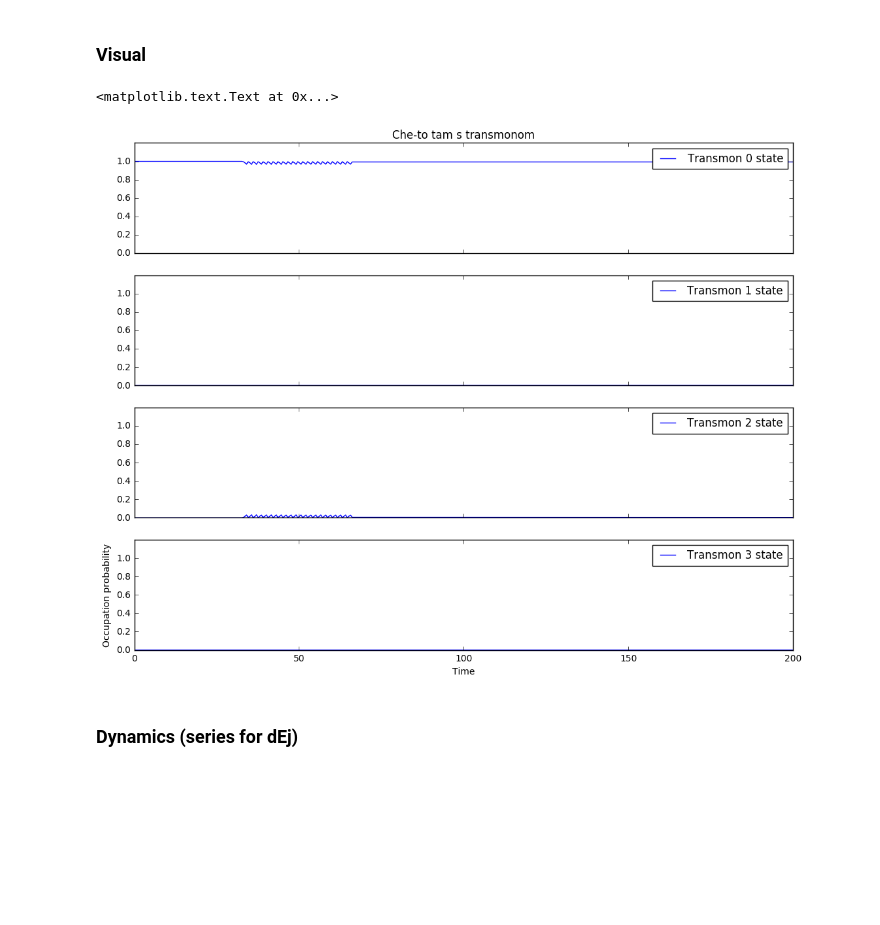
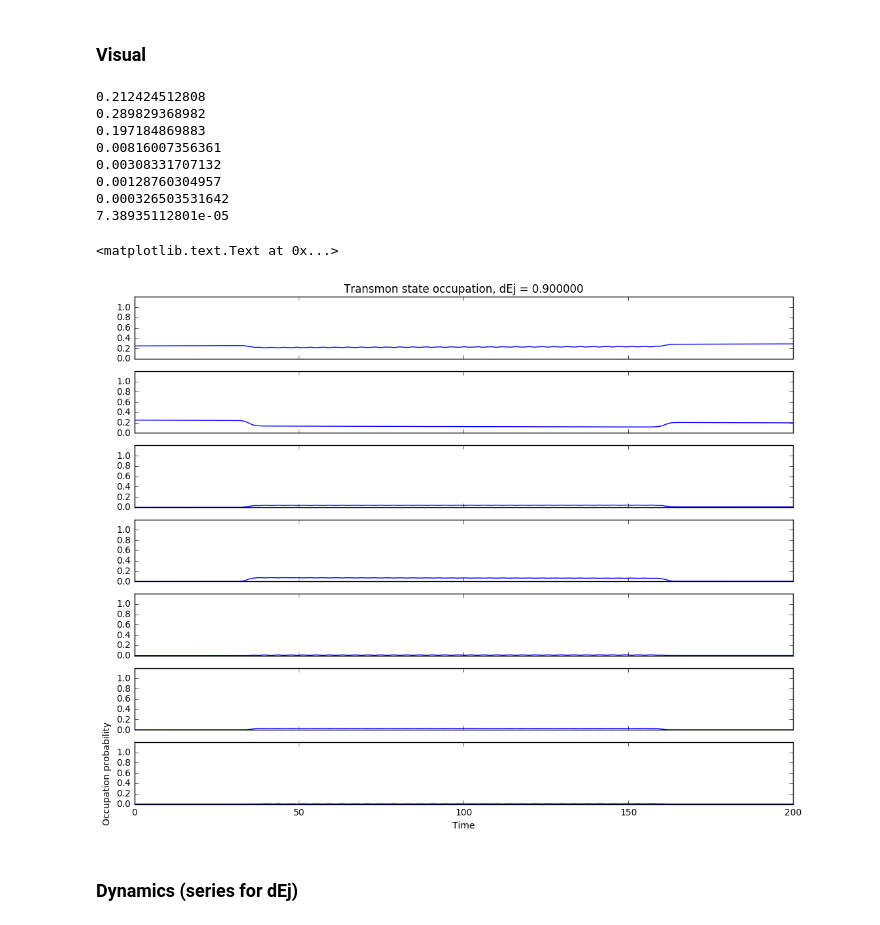
Before and after one commit to safoex/qubitlab, a Jupyter notebook: python/qutip/Ej(t) dynamics.ipynb, the cells around one changed output. Cells and saved outputs as stored; diff of their text form; code cells hidden in the pictures; blank space fills up the shorter version.

```diff
--- a/python/qutip/Ej(t) dynamics.ipynb
+++ b/python/qutip/Ej(t) dynamics.ipynb
@@ -15,15 +15,20 @@ N = 5                  # number of states in charge basis: -N...N
 ν_ge = 6.0             # atom frequency, GHz
 Ec = 0.2
 Ej = (ν_ge-Ec)**2/Ec/8  # see Koch's paper for the approximation of the ge transition frequency
-dEj = 0.2               #Ej(t) = Ej*time_coeff(t,dEj)
+dEj = 0.9              #Ej(t) = Ej*time_coeff(t,dEj)
 t1 = 33                  #approximate start of Ej change
-t2 = 66                 #approximate end of Ej change
-stretch = 1            #stretch -> 0, time_coeff -> theta(t-t1) - theta(t-t2)
-time_coeff = "1-dEj*(tanh((t-t1)/stretch) - tanh((t-t2)/stretch))"
-args = {'t1':t1,'t2':t2,'stretch':stretch,'dEj':dEj}
+t2 = 163                 #approximate end of Ej change
+stretch = 2            #stretch -> 0, time_coeff -> theta(t-t1) - theta(t-t2)
+dEj2 = 0              #try to correct state
+time_coeff = "1-0.5*dEj*(tanh((t-t1)/stretch) - tanh((t-t2)/stretch))"
+args = {'t1':t1,'t2':t2,'stretch':stretch,'dEj':dEj,'dEj2':dEj2}
 tlist = np.linspace(0,200,400)
 gamma_m = 0.001          #collapse rate
-
+time_correction_coeff = "+ 0.5*dEj2*(tanh((t-1.2*t2)/stretch) - tanh((t-1.2*t2-0.2*(t2-t1))))"
+#time_coeff += time_correction_coeff
+#extra_time = "-0.5*dEj*(tanh((t-t1 - (t2-t1)*2)/stretch) - tanh((t-t2- (t2-t1)*2)/stretch))"
+#extra_time += "-0.5*dEj*(tanh((t-t1 - (t2-t1)*4)/stretch) - tanh((t-t2- (t2-t1)*4)/stretch))"
+#time_coeff += extra_time
 #psi0                    #-> evecs[0]
 # %% [markdown]
 ### Visualize pulse
@@ -57,8 +62,10 @@ def Hq_t(N_states = N,time_coeff = time_coeff, Ej = Ej, Ec = Ec):
     return [Hc(N_states, Ec),[Hj(N_states,Ej), time_coeff]]
 
 evals, evecs = Hq().eigenstates()
-psi0 = evecs[0]
-
+psi0 = 0.5*(evecs[0] + evecs[1])
+print((evals[1]-evals[0])/Ej)
+print((evals[2]-evals[0])/Ej)
+print(Ej)
 def c(N_states=N,evecs=evecs, Ej = Ej, Ec = Ec):
     return sum([n(N).matrix_element(evecs[j], evecs[j+1])/n(N).matrix_element(evecs[0], evecs[1])\
                     * evecs[j]*evecs[j+1].dag() for j in range(0, len(evecs)-1)])
@@ -96,17 +107,27 @@ Total run time:   1.70s
 # %% [markdown]
 ### Visual
 # %%
-fig, axes = plt.subplots(4,1, figsize=(13,10), sharex=True)
-axes[0].set_title('Che-to tam s transmonom');
+fig, axes = plt.subplots(7,1, figsize=(13,10), sharex=True)
+axes[0].set_title('Transmon state occupation, dEj = %f'%args['dEj']);
+print(min(output.expect[1]))
 for idx, ax in enumerate(axes):
-    ax.plot(tlist, output.expect[1+idx], label="Transmon %i state"%idx)
+    ax.plot(tlist, output.expect[1+idx])#, label="Transmon %i state"%idx)
     ax.set_ylim(0,1.2)
     ax.legend()
+    print(output.expect[1+idx][-1])
 ax.set_xlabel('Time')
 ax.set_ylabel('Occupation probability')
 # %% [output]
-<matplotlib.text.Text at 0x...>
+0.212424512808
+0.289829368982
+0.197184869883
+0.00816007356361
+0.00308331707132
+0.00128760304957
+0.000326503531642
+7.38935112801e-05
+<matplotlib.text.Text at 0x...>
-[figure, old version]
+[figure, new version]
 # %% [markdown]
 ### Dynamics (series for dEj)
 # %%
```
Also changed, not shown: parts of 5 cells of this notebook, 18 other files.
